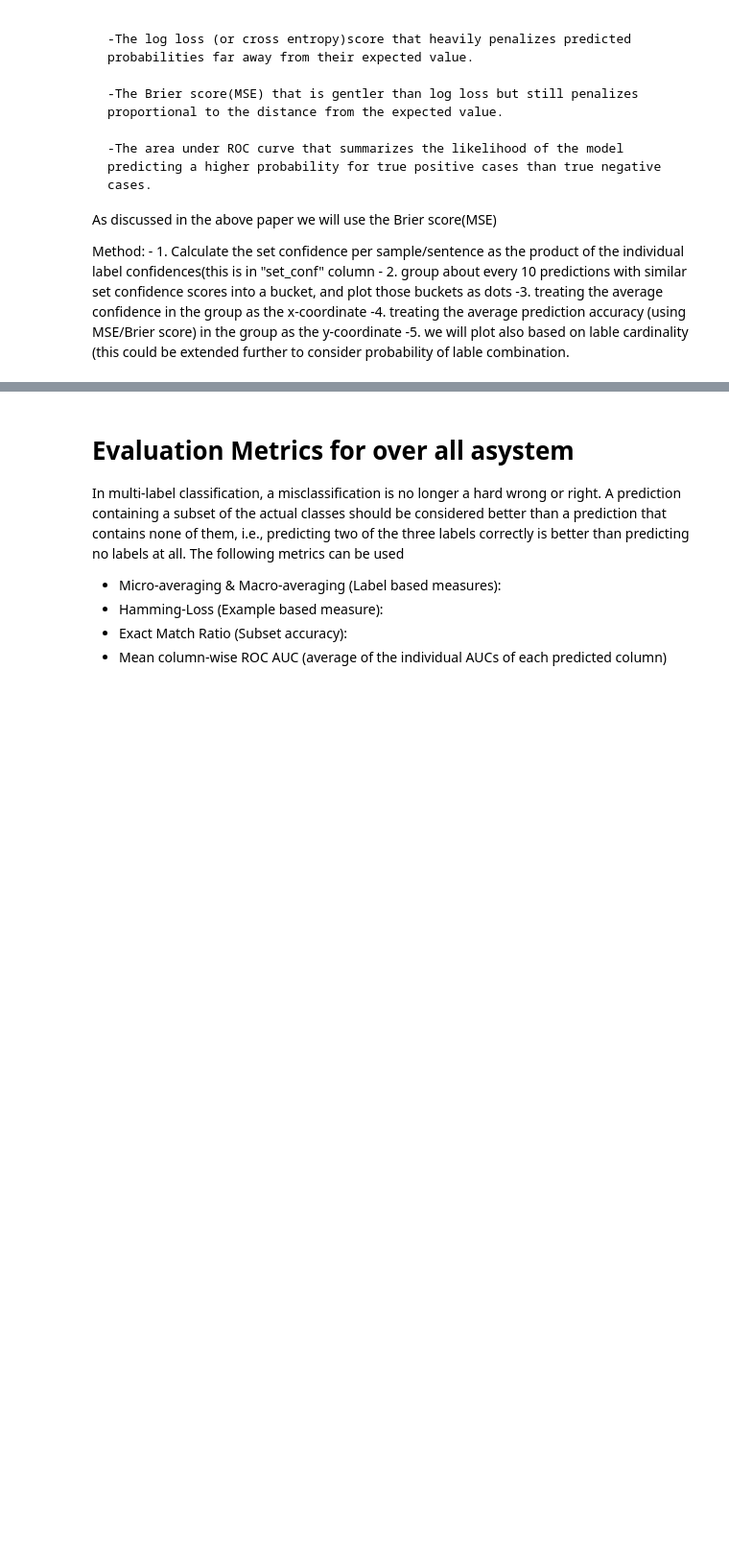
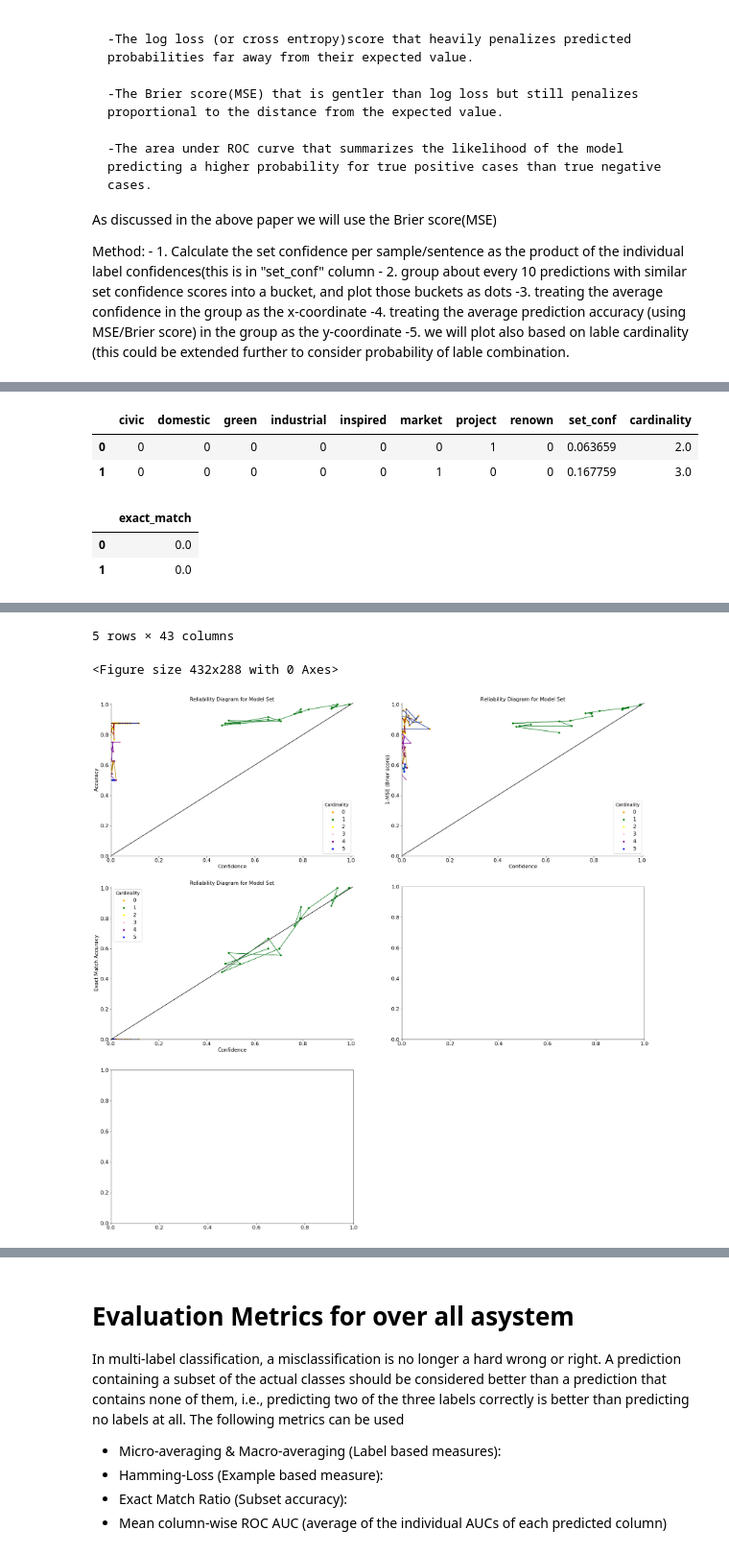
Before and after one commit to aideenf/AIVC, a Jupyter notebook: cp_wssc/Paper experiments.ipynb, the cells around one changed output, grey strips where cells are left out. Shown at 96% size. Drawn from its saved outputs; the diff is of its cells as text; code cells hidden in the pictures; blank space fills up the shorter version.

```diff
--- a/cp_wssc/Paper experiments.ipynb
+++ b/cp_wssc/Paper experiments.ipynb
@@ -1632,0 +1677,27 @@ ValueError: bad input shape (543, 8)
+# %%
+from sklearn.utils import shuffle
+from sklearn import ensemble
+from sklearn.metrics import mean_squared_error
+
+X, y = shuffle(to_calibrate_x, to_calibrate_y_actual, random_state=13)
+X = X.astype(np.float32)
+offset = int(X.shape[0] * 0.9)
+X_train, y_train = X[:offset], y[:offset]
+X_test, y_test = X[offset:], y[offset:]
+
+# #############################################################################
+# Fit regression model
+params = {'n_estimators': 500, 'max_depth': 4, 'min_samples_split': 2,
+          'learning_rate': 0.01, 'loss': 'ls'}
+clf = ensemble.GradientBoostingRegressor(**params)
+print("1111")
+clf.fit(X_train, y_train['exact_match'])
+#mse = mean_squared_error(y_test, clf.predict(X_test))
+#print("MSE: %.4f" % mse)
+print (type(X_test))
+print (type(clf.predict(X_test)))
+X_test['calibrated_conf'] = list(clf.predict(X_test))
+
+display (X_test.head())
+display (y_test.head())
+display (X_test.shape[0])
@@ -1632,0 +1725,18 @@ ValueError: bad input shape (543, 8)
+# %%
+to_calibrate_x = global_pos_validation_df[ y_actual_list ]
+to_calibrate_y_actual = global_pos_validation_df[['exact_match']]
+display(to_calibrate_x.head(2))
+display(to_calibrate_y_actual.head(2))
+newly_calibrated = clf.predict(to_calibrate_x)
+new_df = global_pos_validation_df.copy()
+new_df = new_df.drop('set_conf', axis =1)
+new_df ['set_conf'] = list(newly_calibrated)
+display (new_df.head())
+plot_reliability(new_df)
+# %% [output]
+|  | civic | domestic | green | industrial | inspired | market | project | renown | set_conf | cardinality |
+| 0 | 0 | 0 | 0 | 0 | 0 | 0 | 1 | 0 | 0.063659 | 2.0 |
+| 1 | 0 | 0 | 0 | 0 | 0 | 1 | 0 | 0 | 0.167759 | 3.0 |
+|  | exact_match |
+| 0 | 0.0 |
+| 1 | 0.0 |
@@ -1633 +1749,4 @@ ValueError: bad input shape (543, 8)
+5 rows × 43 columns
+<Figure size 432x288 with 0 Axes>
+[figure, added]
 # %%
```
Also changed, not shown: parts of 14 cells of this notebook.
